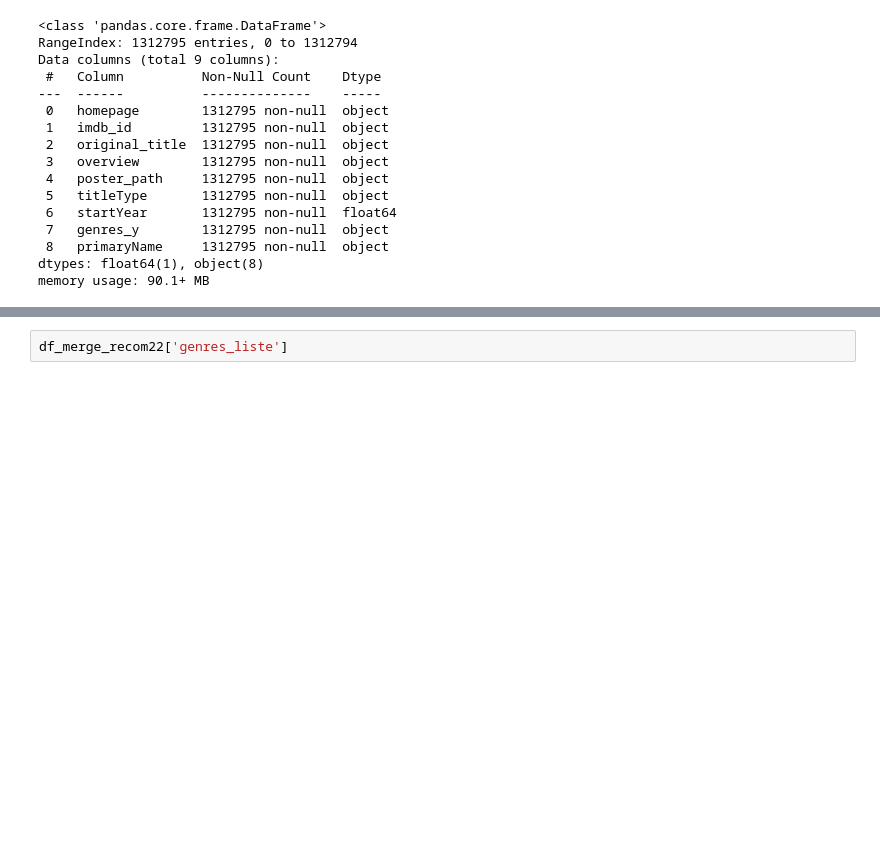
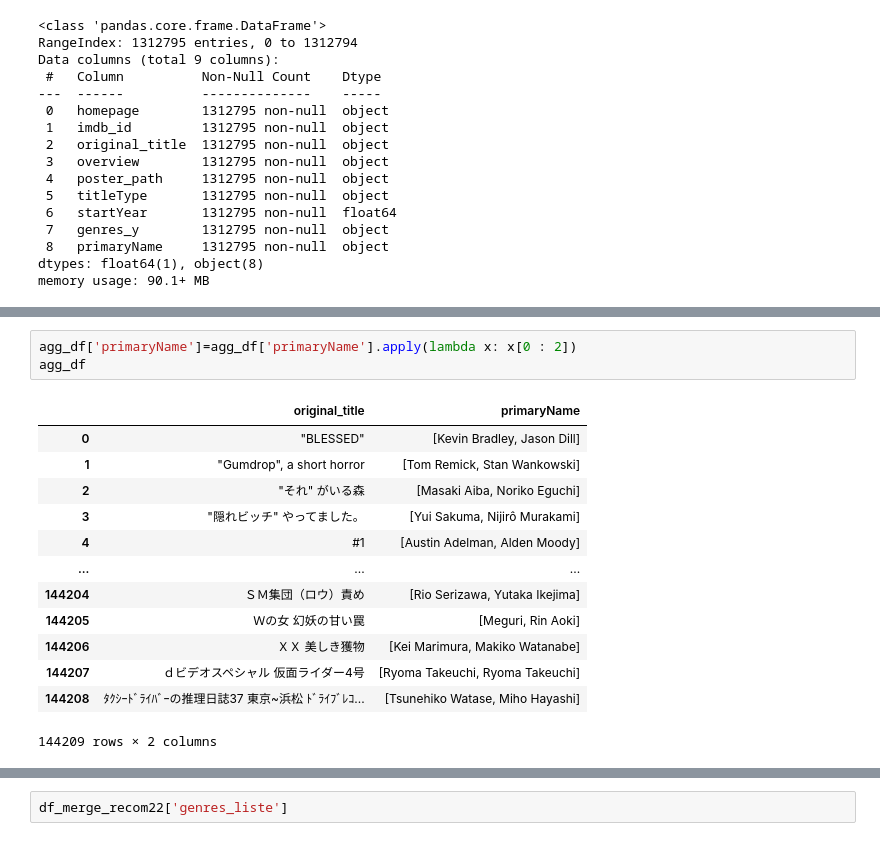
Before and after one commit to aurelieDANIEL2003/projet2_AAA, a Jupyter notebook: Recommendation3.ipynb, the cells around one changed output, grey strips where cells are left out. Drawn from its saved outputs; the diff is of its cells as text; blank space fills up the shorter version.

```diff
--- a/Recommendation3.ipynb
+++ b/Recommendation3.ipynb
@@ -79,0 +87,17 @@ df_merge_recom22['genres_liste'] = df_merge_recom22['genres_y'].apply(lambda x:
+# %%
+agg_df['primaryName']=agg_df['primaryName'].apply(lambda x: x[0 : 2])
+agg_df
+# %% [output]
+|  | original_title | primaryName |
+| 0 | "BLESSED" | [Kevin Bradley, Jason Dill] |
+| 1 | "Gumdrop", a short horror | [Tom Remick, Stan Wankowski] |
+| 2 | "それ" がいる森 | [Masaki Aiba, Noriko Eguchi] |
+| 3 | "隠れビッチ" やってました。 | [Yui Sakuma, Nijirô Murakami] |
+| 4 | #1 | [Austin Adelman, Alden Moody] |
+| ... | ... | ... |
+| 144204 | ＳＭ集団（ロウ）責め | [Rio Serizawa, Yutaka Ikejima] |
+| 144205 | Ｗの女 幻妖の甘い罠 | [Meguri, Rin Aoki] |
+| 144206 | ＸＸ 美しき獲物 | [Kei Marimura, Makiko Watanabe] |
+| 144207 | ｄビデオスペシャル 仮面ライダー4号 | [Ryoma Takeuchi, Ryoma Takeuchi] |
+| 144208 | ﾀｸｼｰﾄﾞﾗｲﾊﾞｰの推理日誌37 東京~浜松 ﾄﾞﾗｲﾌﾞﾚｺ... | [Tsunehiko Watase, Miho Hayashi] |
+144209 rows × 2 columns
```
Also changed, not shown: parts of 18 cells of this notebook, 1 other file.
